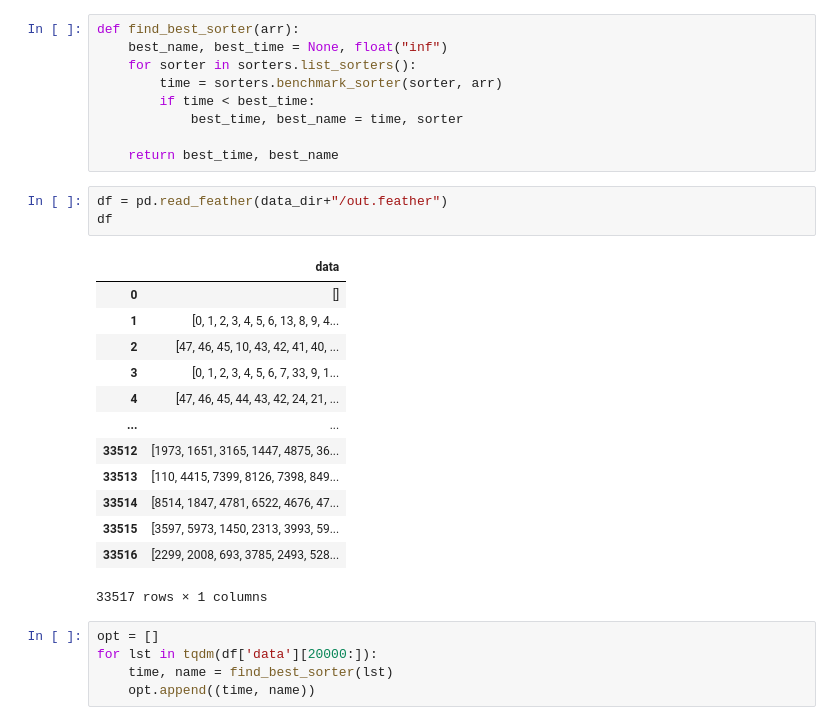
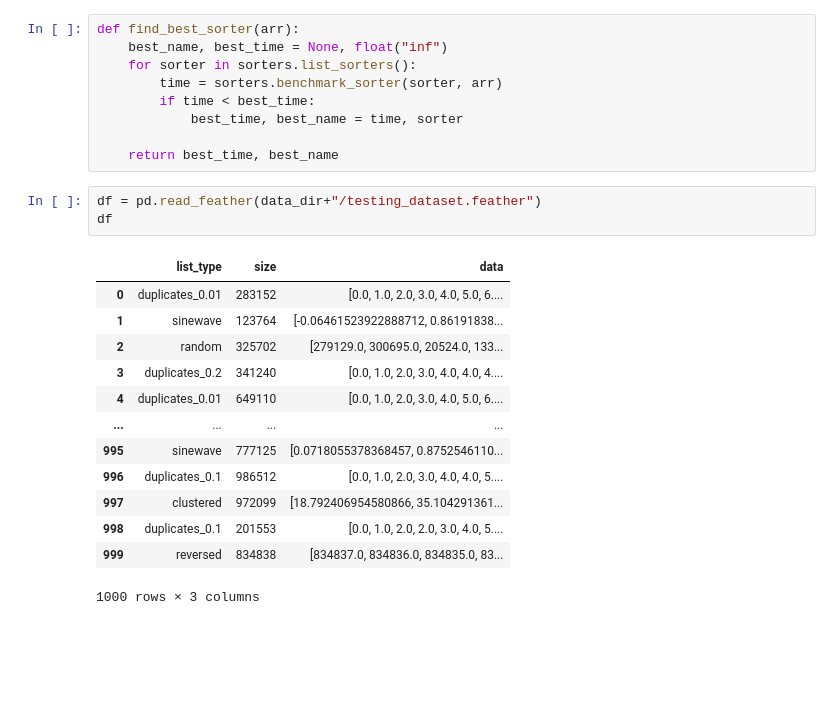
Before and after one commit to kiselevart/sorting-selector, a Jupyter notebook: Implementation/results/check_model.ipynb, the cells around one changed output. Cells and saved outputs as stored; diff of their text form; blank space fills up the shorter version.

```diff
--- a/Implementation/results/check_model.ipynb
+++ b/Implementation/results/check_model.ipynb
@@ -35,24 +35,19 @@ def find_best_sorter(arr):
 
     return best_time, best_name
 # %%
-df = pd.read_feather(data_dir+"/out.feather")
+df = pd.read_feather(data_dir+"/testing_dataset.feather")
 df
 # %% [output]
-|  | data |
-| 0 | [] |
-| 1 | [0, 1, 2, 3, 4, 5, 6, 13, 8, 9, 4... |
-| 2 | [47, 46, 45, 10, 43, 42, 41, 40, ... |
-| 3 | [0, 1, 2, 3, 4, 5, 6, 7, 33, 9, 1... |
-| 4 | [47, 46, 45, 44, 43, 42, 24, 21, ... |
-| ... | ... |
-| 33512 | [1973, 1651, 3165, 1447, 4875, 36... |
-| 33513 | [110, 4415, 7399, 8126, 7398, 849... |
-| 33514 | [8514, 1847, 4781, 6522, 4676, 47... |
-| 33515 | [3597, 5973, 1450, 2313, 3993, 59... |
-| 33516 | [2299, 2008, 693, 3785, 2493, 528... |
+|  | list_type | size | data |
+| 0 | duplicates_0.01 | 283152 | [0.0, 1.0, 2.0, 3.0, 4.0, 5.0, 6.... |
+| 1 | sinewave | 123764 | [-0.06461523922888712, 0.86191838... |
+| 2 | random | 325702 | [279129.0, 300695.0, 20524.0, 133... |
+| 3 | duplicates_0.2 | 341240 | [0.0, 1.0, 2.0, 3.0, 4.0, 4.0, 4.... |
+| 4 | duplicates_0.01 | 649110 | [0.0, 1.0, 2.0, 3.0, 4.0, 5.0, 6.... |
+| ... | ... | ... | ... |
+| 995 | sinewave | 777125 | [0.0718055378368457, 0.8752546110... |
+| 996 | duplicates_0.1 | 986512 | [0.0, 1.0, 2.0, 3.0, 4.0, 4.0, 5.... |
+| 997 | clustered | 972099 | [18.792406954580866, 35.104291361... |
+| 998 | duplicates_0.1 | 201553 | [0.0, 1.0, 2.0, 2.0, 3.0, 4.0, 5.... |
+| 999 | reversed | 834838 | [834837.0, 834836.0, 834835.0, 83... |
-33517 rows × 1 columns
+1000 rows × 3 columns
-# %%
-opt = []
-for lst in tqdm(df['data'][20000:]):
-    time, name = find_best_sorter(lst)
-    opt.append((time, name))
```
Also changed, not shown: parts of 10 cells of this notebook, 12 other files.
